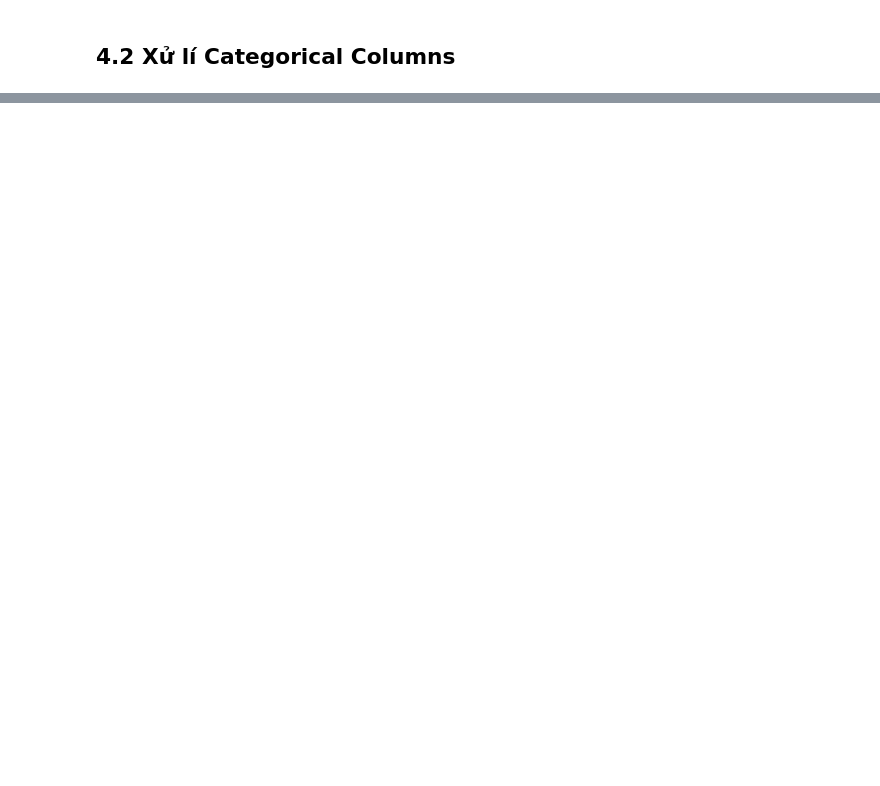
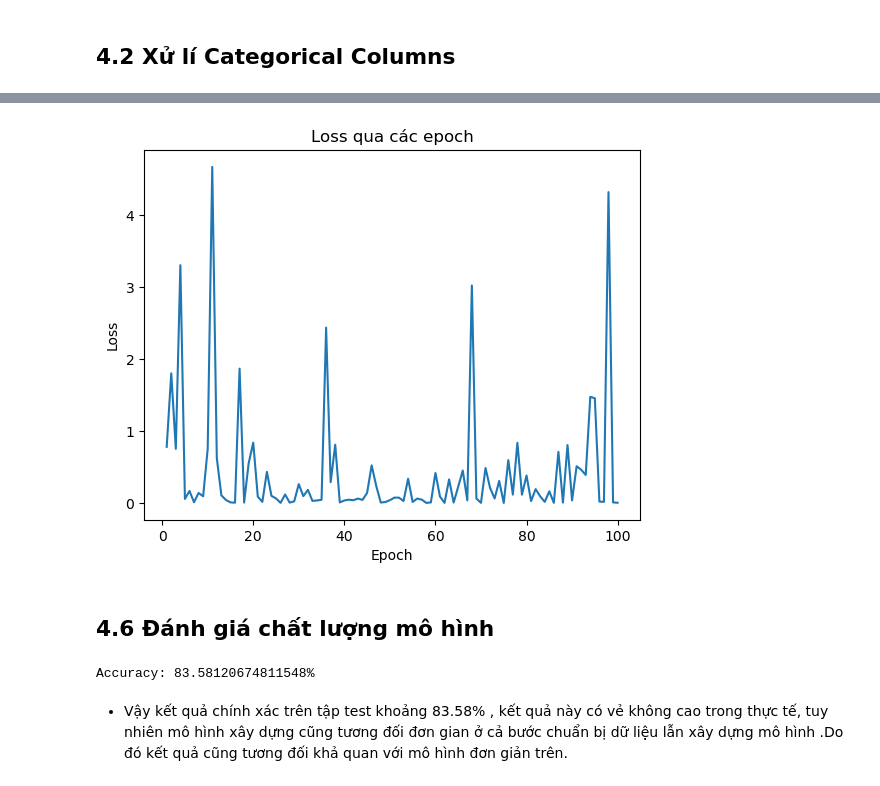
Before and after one commit to MTriNguci/DV---Lab01, a Jupyter notebook: Model.ipynb, the cells around one changed output, grey strips where cells are left out. Saved outputs shown, nothing was run; the diff lists cells and outputs as text; code cells hidden in the pictures; blank space fills up the shorter version.

Commit message:
Reload model

```diff
--- a/Model.ipynb
+++ b/Model.ipynb
@@ -156,0 +279,7 @@ a.transform(X_train)
+# %%
+# 4 classes
+model = SimpleANN(X_train.shape[1], 4)
+
+#Chọn hàm loss và optimizer
+optimizer = torch.optim.Adam(model.parameters())
+criterion = nn.CrossEntropyLoss()
@@ -156,0 +288,22 @@ a.transform(X_train)
+# %%
+def train(model, dataloader, epochs):
+    model.train()
+    losses=[]    #List chứa giá trị loss sau mỗi epoch
+    for epoch in range(epochs):
+        correct=0
+        for data, target in dataloader:
+            optimizer.zero_grad()
+            output = model(data)
+            loss = criterion(output, target)
+            loss.backward()
+            optimizer.step()
+            _, predicted = torch.max(output, 1)
+            correct+= (predicted == target).sum().item()   #Số lượng dự đoán đúng
+
+
+        accuracy = 100 * correct / len(dataloader.dataset)
+        print(f'Epoch {epoch+1}, Loss: {loss.item()}, Accuracy: {accuracy}%')
+        losses.append(loss.item())
+    return losses
+# Huấn luyên mô hình
+losses=train(model, train_loader, 100)
@@ -156,0 +328,17 @@ a.transform(X_train)
+# %%
+#Xây dựng dataframe chứa giá trị loss sau mỗi epoch
+losses=pd.DataFrame(losses,columns=['Loss'])
+
+#Thêm epoch
+losses['Epoch']=range(1,101)
+# %%
+#Vẽ biểu đồ loss  qua các epoch
+plt.plot(losses['Epoch'],losses['Loss'])
+plt.title('Loss qua các epoch')
+plt.xlabel('Epoch')
+plt.ylabel('Loss')
+plt.show()
+# %% [output]
+[figure, added]
+# %% [markdown]
+## 4.6 Đánh giá chất lượng mô hình
@@ -156,0 +348,30 @@ a.transform(X_train)
+# %%
+# Đọc lại model
+model.load_state_dict(torch.load('model_weights.pth'))
+model.eval()  # Đặt mô hình vào chế độ đánh giá
+
+
+#Đánh giá acc của hàm test
+
+X_test_tensor = torch.tensor(X_test, dtype=torch.float32)
+y_test_tensor = torch.tensor(y_test, dtype=torch.long)
+
+test_dataset = TensorDataset(X_test_tensor, y_test_tensor)
+test_loader = DataLoader(dataset=test_dataset, batch_size=32, shuffle=False)
+
+def test(model, dataloader):
+    model.eval()
+    correct = 0
+    with torch.no_grad():
+        for data, target in dataloader:
+            output = model(data)
+            _, predicted = torch.max(output, 1)
+            correct += (predicted == target).sum().item()
+    accuracy = 100 * correct / len(dataloader.dataset)
+    print(f'Accuracy: {accuracy}%')
+
+test(model, test_loader)
+# %% [output]
+Accuracy: 83.58120674811548%
+# %% [markdown]
+- Vậy kết quả chính xác trên tập test khoảng 83.58% , kết quả này có vẻ không cao trong thực tế, tuy nhiên mô hình xây dựng cũng tương đối đơn gian ở cả bước chuẩn bị dữ liệu lẫn xây dựng mô hình .Do đó kết quả cũng tương đối khả quan với mô hình đơn giản trên.
```
Also changed, not shown: parts of 30 cells of this notebook, 3 other files.
